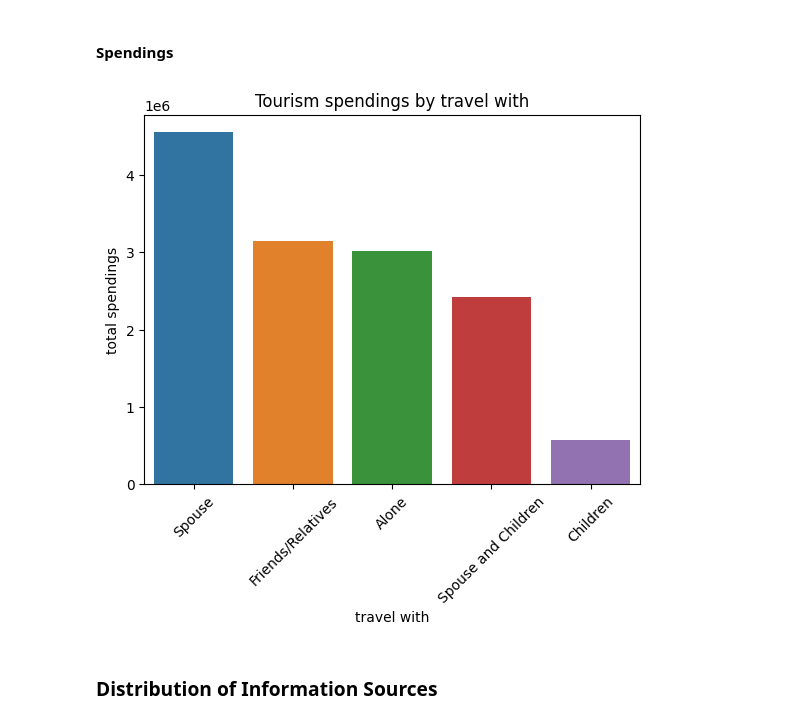
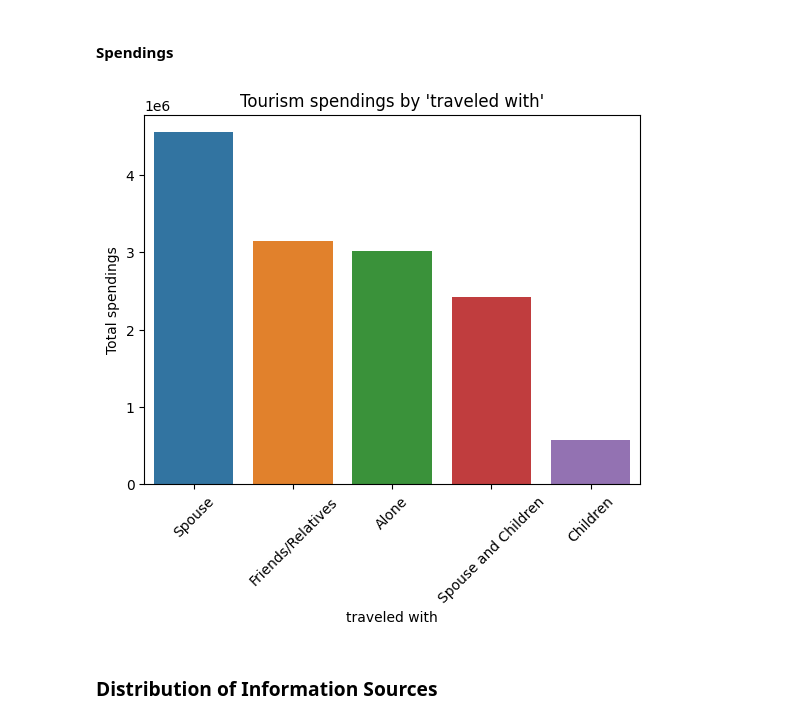
Before and after one commit to ismileusmilenot/ds-tourism-project, a Jupyter notebook: 2_Graphical_Insides.ipynb, the cells around one changed output. Cells and saved outputs as stored; diff of their text form; code cells hidden in the pictures.

```diff
--- a/2_Graphical_Insides.ipynb
+++ b/2_Graphical_Insides.ipynb
@@ -90,16 +137,16 @@ plt.ylabel("Frequency");
 # %%
 df_country = df_train.groupby(['travel_with'])['total_cost_euro'].sum().rename("travel_cost_by_travel_with").sort_values(ascending=False)
 df_country= df_country.to_frame().reset_index()
 
 sns.barplot(x='travel_with', y='travel_cost_by_travel_with', data=df_country)
 
 plt.xticks(rotation=45)
-plt.ylabel("total spendings")
-plt.xlabel("travel with")
-plt.title("Tourism spendings by travel with")
+plt.ylabel("Total spendings")
+plt.xlabel("traveled with")
+plt.title("Tourism spendings by 'traveled with'")
 plt.show()
 # %% [output]
-[figure, old version]
+[figure, new version]
 # %% [markdown]
 ### Distribution of Information Sources
 # %%
```
Also changed, not shown: parts of 16 cells of this notebook, 6 other files.
